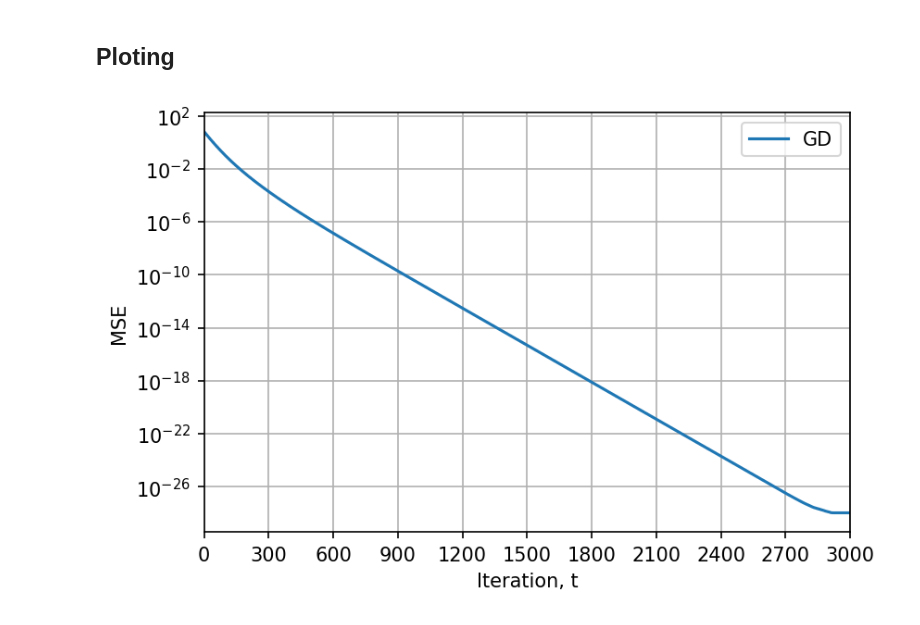
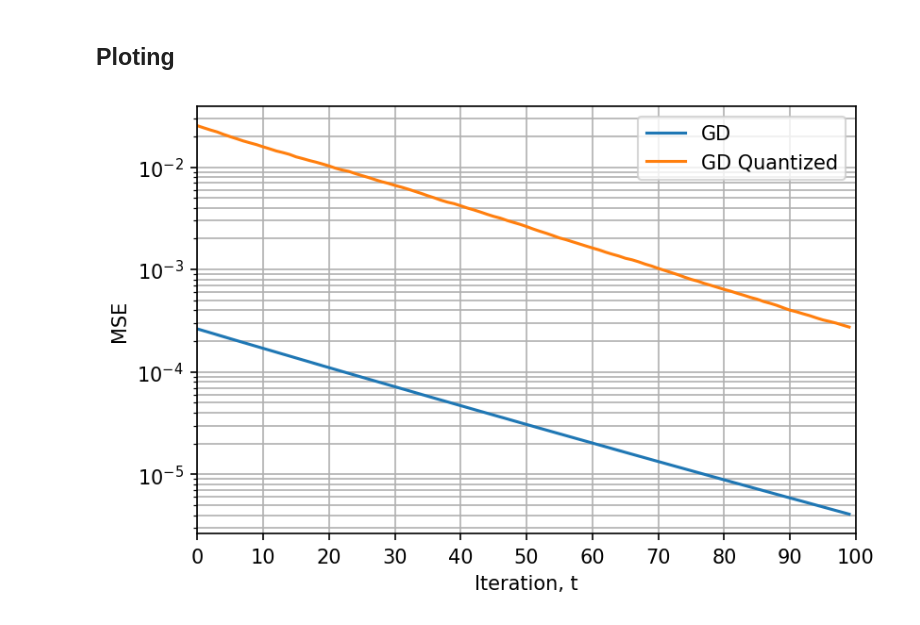
Before and after one commit to mvalentesilva/raus_reproduction, a Jupyter notebook: Distributed_SGD.ipynb, the cells around one changed output. Drawn from its saved outputs; the diff is of its cells as text; code cells hidden in the pictures.

```diff
--- a/Distributed_SGD.ipynb
+++ b/Distributed_SGD.ipynb
@@ -9,9 +11,9 @@ import matplotlib.pyplot as plt
 # %%
 # Definitions
 K = 100 # Number of datasets distributed over K devices (i.e., 1 data set per device)
-L = 10 # Lenght of w
+L = 2 # Lenght of w
 u =  0.01 # step size or learning rate
-T = 3000 # Number of iterations
+T = 100 # Number of iterations
 # %% [markdown]
 ## Auxiliary functions
 # %% [markdown]
@@ -133,17 +141,39 @@ Wall time: 12.2 s
+# %%
+# %%time
+mse = np.zeros(T)
+
+for t in range(T):
+    gradients = []
+    codewords = []
+    g_est = []
+    cw_idx = 0
+
+    for d in devices:
+        g,mse_d = d.gradient()
+        mse[t] += (1/K)*mse_d
+        gradients.append(g)
+
+    gradients = np.array(gradients)
+
+    weight_update = base_station.gradient_step(gradients,u)
+
+    for d in devices:
+        d.setWeights(weight_update)
 # %% [markdown]
 ## Ploting
 # %%
 plt.figure(1, dpi = 150)
 plt.xticks(np.linspace(0, T, 11))
 # plt.ylim(10**-12, 10**2)
 plt.xlim(0, T)
 plt.grid(True, which = 'both', ls='-')
 plt.semilogy(range(T), mse, label = 'GD')
+plt.semilogy(range(T), mse_qnt, label = 'GD Quantized')
 
 plt.xlabel('Iteration, t')
 plt.ylabel('MSE')
 plt.legend()
 
 plt.show()
 # %% [output]
-[figure, old version]
+[figure, new version]
```
Also changed, not shown: parts of 4 cells of this notebook.
